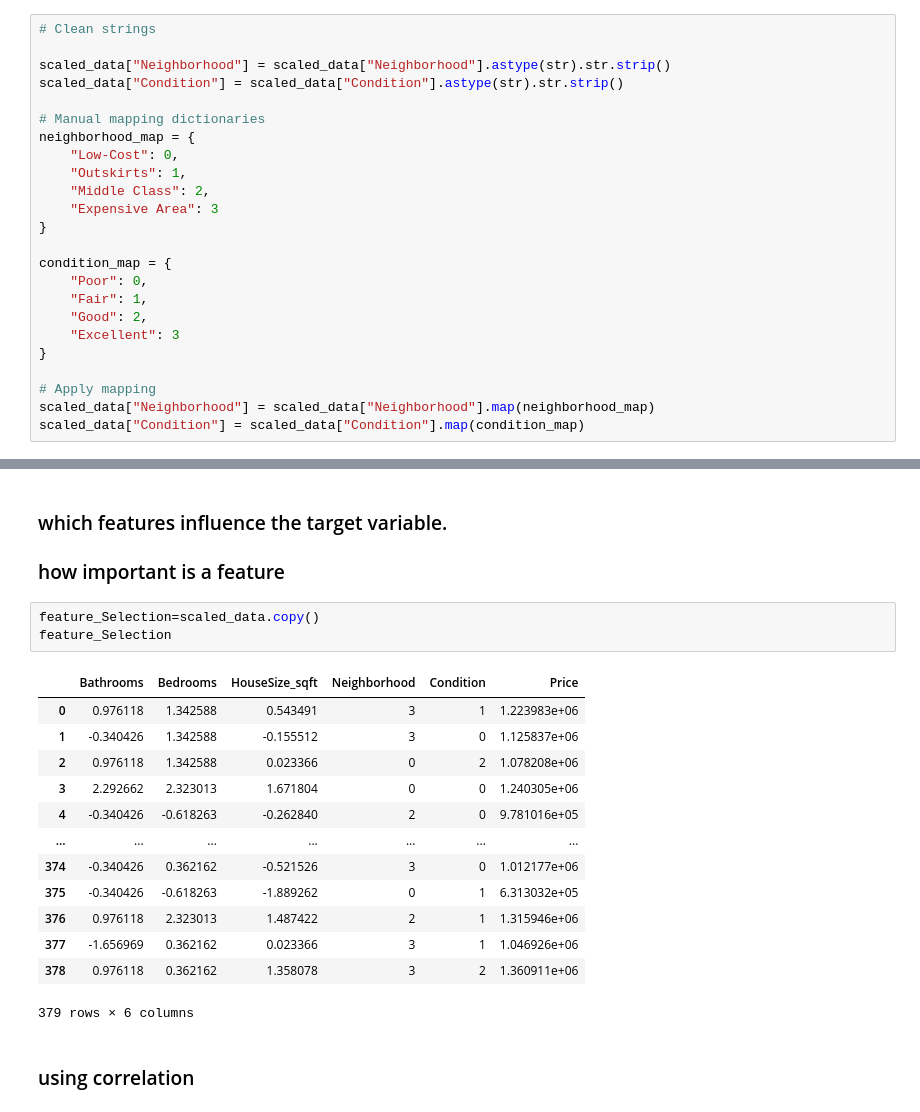
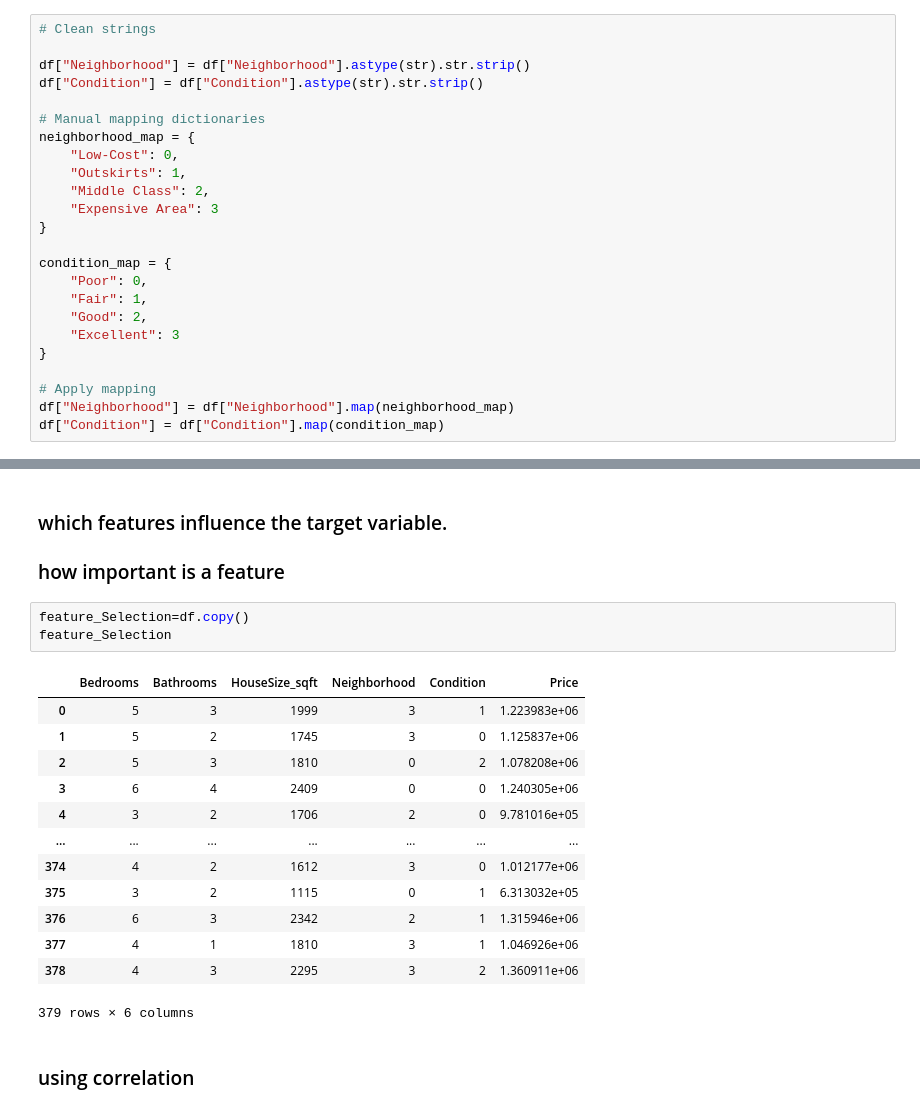
Before and after one commit to ahmedcuseyb/Python_ML_Libraries, a Jupyter notebook: Workshop_lessons/lesson_3.ipynb, the cells around one changed output, grey strips where cells are left out. Cells and saved outputs as stored; diff of their text form.

Commit message:
commented on scaling numeric in lesson 3. we wil scale during train and test

```diff
--- a/Workshop_lessons/lesson_3.ipynb
+++ b/Workshop_lessons/lesson_3.ipynb
@@ -227,8 +183,8 @@ Name: count, dtype: int64
 # %%
 # Clean strings
 
-scaled_data["Neighborhood"] = scaled_data["Neighborhood"].astype(str).str.strip()
-scaled_data["Condition"] = scaled_data["Condition"].astype(str).str.strip()
+df["Neighborhood"] = df["Neighborhood"].astype(str).str.strip()
+df["Condition"] = df["Condition"].astype(str).str.strip()
 
 # Manual mapping dictionaries
 neighborhood_map = {
@@ -246,5 +202,5 @@ condition_map = {
 }
 
 # Apply mapping
-scaled_data["Neighborhood"] = scaled_data["Neighborhood"].map(neighborhood_map)
-scaled_data["Condition"] = scaled_data["Condition"].map(condition_map)
+df["Neighborhood"] = df["Neighborhood"].map(neighborhood_map)
+df["Condition"] = df["Condition"].map(condition_map)
@@ -297,21 +269,21 @@ df
 ### which features influence the target variable.
 ### how important is a feature
 # %%
-feature_Selection=scaled_data.copy()
+feature_Selection=df.copy()
 feature_Selection
 # %% [output]
-|  | Bathrooms | Bedrooms | HouseSize_sqft | Neighborhood | Condition | Price |
-| 0 | 0.976118 | 1.342588 | 0.543491 | 3 | 1 | 1.223983e+06 |
-| 1 | -0.340426 | 1.342588 | -0.155512 | 3 | 0 | 1.125837e+06 |
-| 2 | 0.976118 | 1.342588 | 0.023366 | 0 | 2 | 1.078208e+06 |
-| 3 | 2.292662 | 2.323013 | 1.671804 | 0 | 0 | 1.240305e+06 |
-| 4 | -0.340426 | -0.618263 | -0.262840 | 2 | 0 | 9.781016e+05 |
+|  | Bedrooms | Bathrooms | HouseSize_sqft | Neighborhood | Condition | Price |
+| 0 | 5 | 3 | 1999 | 3 | 1 | 1.223983e+06 |
+| 1 | 5 | 2 | 1745 | 3 | 0 | 1.125837e+06 |
+| 2 | 5 | 3 | 1810 | 0 | 2 | 1.078208e+06 |
+| 3 | 6 | 4 | 2409 | 0 | 0 | 1.240305e+06 |
+| 4 | 3 | 2 | 1706 | 2 | 0 | 9.781016e+05 |
 | ... | ... | ... | ... | ... | ... | ... |
-| 374 | -0.340426 | 0.362162 | -0.521526 | 3 | 0 | 1.012177e+06 |
-| 375 | -0.340426 | -0.618263 | -1.889262 | 0 | 1 | 6.313032e+05 |
-| 376 | 0.976118 | 2.323013 | 1.487422 | 2 | 1 | 1.315946e+06 |
-| 377 | -1.656969 | 0.362162 | 0.023366 | 3 | 1 | 1.046926e+06 |
-| 378 | 0.976118 | 0.362162 | 1.358078 | 3 | 2 | 1.360911e+06 |
+| 374 | 4 | 2 | 1612 | 3 | 0 | 1.012177e+06 |
+| 375 | 3 | 2 | 1115 | 0 | 1 | 6.313032e+05 |
+| 376 | 6 | 3 | 2342 | 2 | 1 | 1.315946e+06 |
+| 377 | 4 | 1 | 1810 | 3 | 1 | 1.046926e+06 |
+| 378 | 4 | 3 | 2295 | 3 | 2 | 1.360911e+06 |
 379 rows × 6 columns
 # %% [markdown]
 ### using correlation
```
Also changed, not shown: parts of 11 cells of this notebook, 8 other files.
